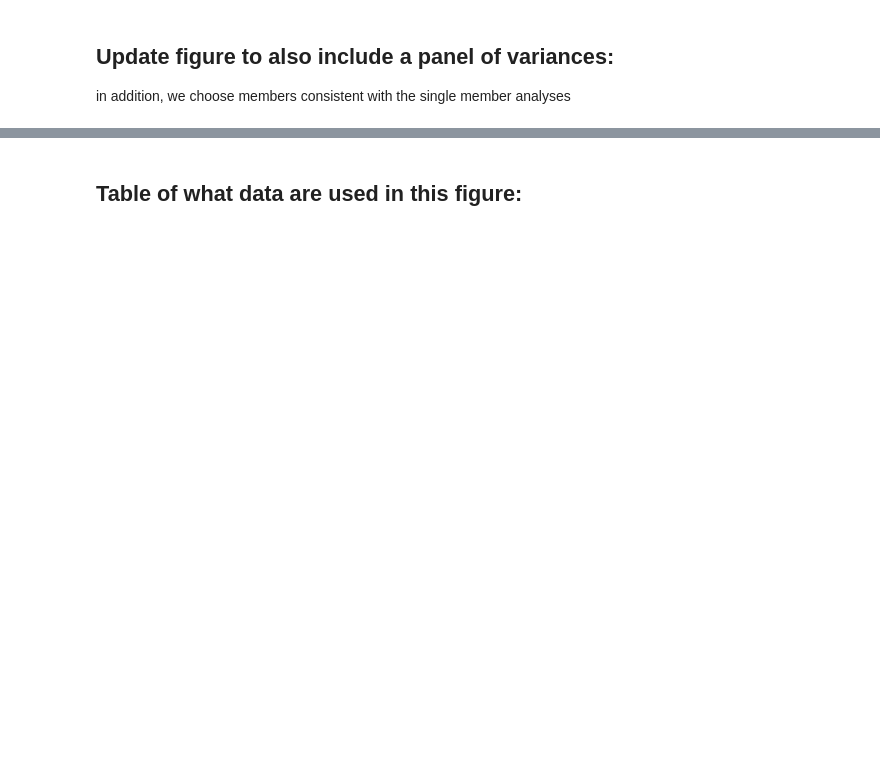
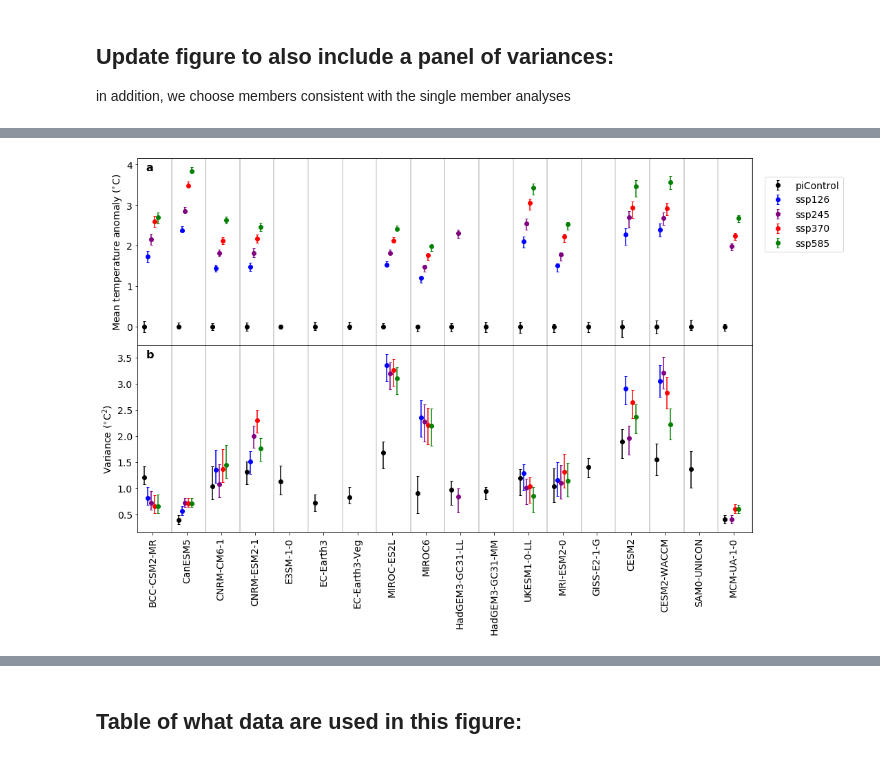
Before and after one commit to Hegebf/enso_paper, a Jupyter notebook: notebooks/Figure1.ipynb, the cells around one changed output, grey strips where cells are left out. Drawn from its saved outputs; the diff is of its cells as text; code cells hidden in the pictures; blank space fills up the shorter version.

```diff
--- a/notebooks/Figure1.ipynb
+++ b/notebooks/Figure1.ipynb
@@ -410,3 +442,82 @@ plt.text(0.02, 0.95, 'b', fontweight = 'bold', fontsize = 16, horizontalalignmen
+# %%
+# create figure:
+fig, ax = plt.subplots(nrows = 2, figsize = [16,10])
+chosen_member_list = []
+
+for (k,model) in enumerate(models):
+    file = model + '_DJF_nino3_4index.txt'
+    data_table = pd.read_csv(datapath + file,index_col=0, header=[0,1], keep_default_na = False)
+    members = {}
+    for exp in experiments:
+        members[exp] = 0
+        if exp in data_table:
+            plot_member = choose_member(data_table, exp, model)
+            chosen_member_list.append([model,plot_member, exp])
+            #print(model,plot_member, exp)
+
+            # plot chosen member with error bars
+            data_list = data_table[exp][plot_member].values
+            # remove empty strings and convert remaining strings to float:
+            data = np.array([np.float(i) for i in data_list if i])
+            if exp in experiments[-4:]: # if future scenario
+                data = data[:ssp_required_length] # stop in year 2100
+            if exp == 'piControl':
+                control_data = data
+                df.loc[model][('piControl', 'length')] = len(control_data) + 1 # to give original length
+                df.loc[model][('piControl', 'length of other members')] = ",".join(piControl_lengths)
+                # split into segments and compute their mean and variance:
+                means, variances = segments(control_data)
+                # all error bars are calculated from piControl segments as:
+                mean_lerror = control_data.mean() - means.min()
+                mean_uerror = means.max() - control_data.mean()
+                var_lerror = control_data.var() - variances.min()
+                var_uerror = variances.max() - control_data.var()
+            if k == 0:
+                # define also labels for legend
+                anomaly =  data.mean() - control_data.mean();
+                ax[0].errorbar(x[exp][k], anomaly, yerr = [[mean_lerror], [mean_uerror]], fmt='o', marker = 'o', color=color_dict[exp], label = exp,  capsize=2)
+                members[exp] += 1
+
+                # plot also variance of anomalies
+                anom = find_anomaly(model,exp, data = data)
+                ax[1].errorbar(x[exp][k], anom.var(), yerr = [[var_lerror], [var_uerror]], marker = 'o', color=color_dict[exp], label = exp,  capsize=2)
+                ax[0].axvline(x['piControl'][k]+0.8, color='lightgray')
+                ax[1].axvline(x['piControl'][k]+0.8, color='lightgray')
+            else:
+                anomaly =  data.mean() - control_data.mean();
+                ax[0].errorbar(x[exp][k], anomaly, yerr = [[mean_lerror], [mean_uerror]], marker = 'o', color=color_dict[exp],  capsize=2)
+                members[exp] += 1
+
+                # plot also variance of anomalies
+                anom = find_anomaly(model,exp, data = data)
+                ax[1].errorbar(x[exp][k], anom.var(), yerr = [[var_lerror], [var_uerror]], marker = 'o', color=color_dict[exp],  capsize=2)
+                ax[0].axvline(x['piControl'][k]+0.8, color='lightgray')
+                ax[1].axvline(x['piControl'][k]+0.8, color='lightgray')
+        # save number of members in dataframe
+        if exp in experiments[1:]:
+            df.loc[model][(exp, 'members')] = members[exp]
+
+
+for axis in ax:
+    axis.tick_params(axis='both',labelsize=14)
+    axis.set_xlim(0.8, 18.8)
+ax[0].set_ylabel('Mean temperature anomaly ($^{\circ}$C)', fontsize = 14)
+ax[0].set_xticklabels([])
+ax[0].legend(loc=(1.02,0.5), fontsize = 14);
+
+ax[1].tick_params(axis='both',labelsize=14)
+ax[1].set_ylabel('Variance ($^{\circ}$C$^2$)', fontsize = 14)
+#ax[1].legend(loc=(1.02,0.5), fontsize = 14);
+
+plt.xticks(x['piControl']+0.25, models, rotation=90);
+plt.subplots_adjust(hspace=0)
+
+plt.text(0.02, 0.95, 'a', fontweight = 'bold', fontsize = 16, horizontalalignment='center', verticalalignment='center', transform=ax[0].transAxes);
+plt.text(0.02, 0.95, 'b', fontweight = 'bold', fontsize = 16, horizontalalignment='center', verticalalignment='center', transform=ax[1].transAxes);
+
+#plt.savefig('../Figures/Figure1.png', format='png', dpi=300, bbox_inches="tight")
+# %% [output]
+[figure, added]
 # %%
 chosen_member_list
 # %% [output]
```
Also changed, not shown: parts of 10 cells of this notebook.
